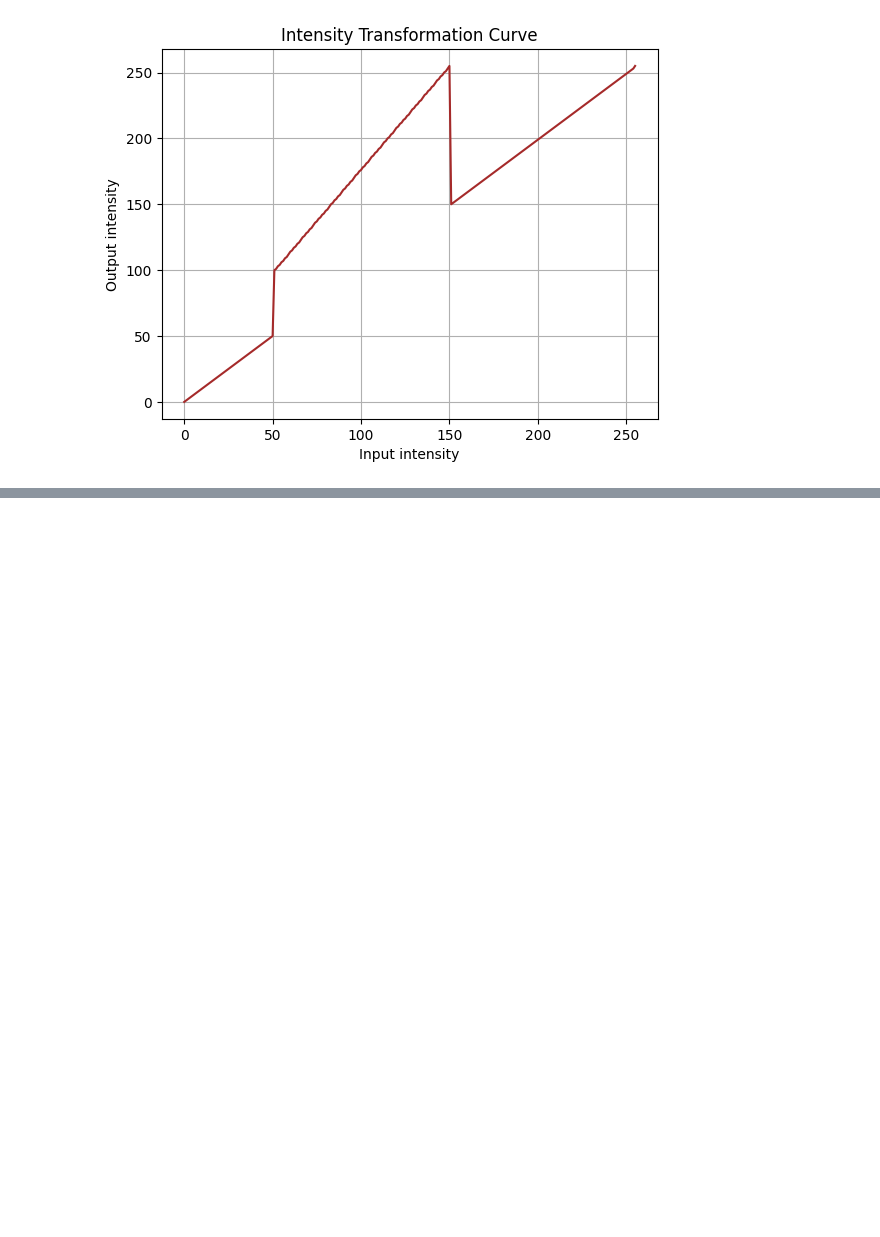
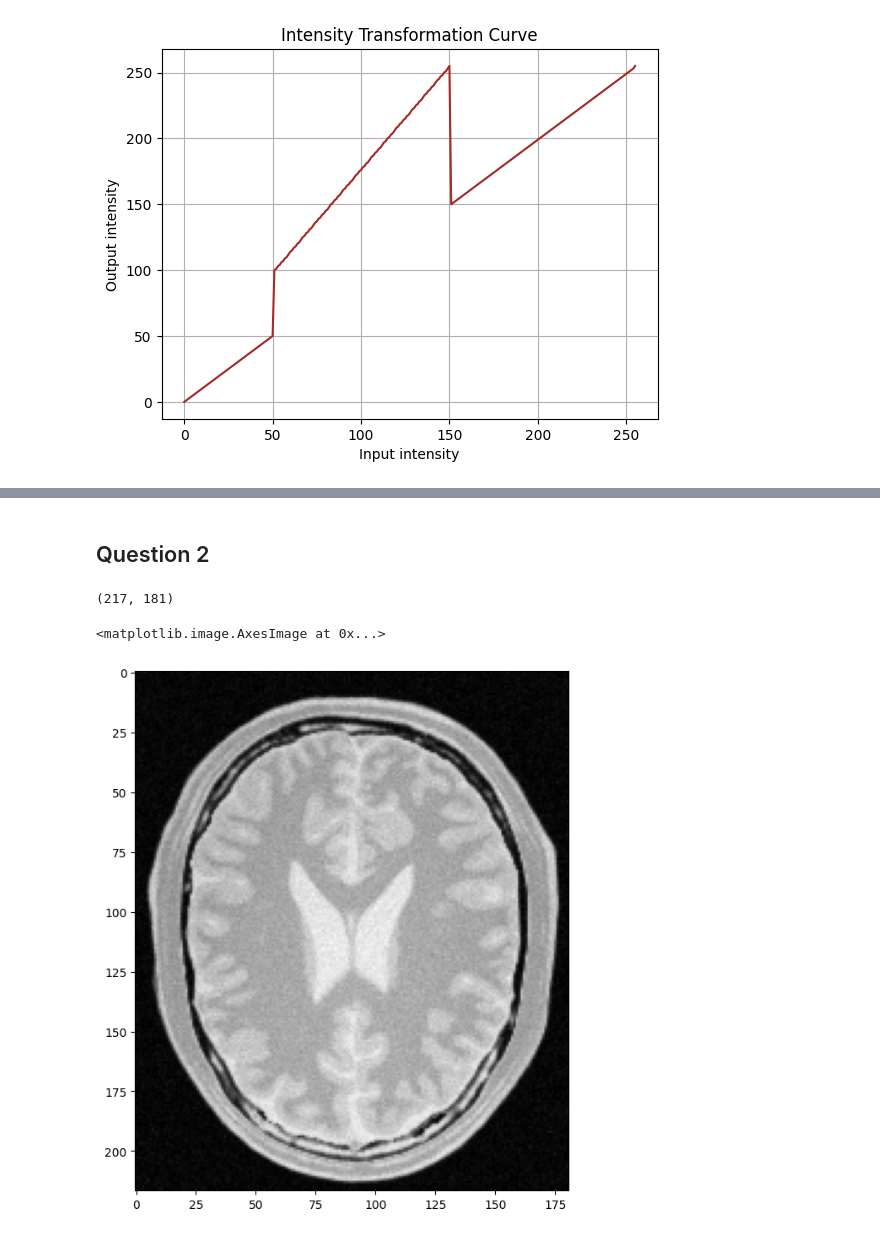
Before and after one commit to rnsfernando/EN3160-Image_Processing_and_Machine_Vision, a Jupyter notebook: Intensity_Transformations_and_Neighborhood _Filtering/answers.ipynb, the cells around one changed output, grey strips where cells are left out. Saved outputs shown, nothing was run; the diff lists cells and outputs as text; code cells hidden in the pictures; blank space fills up the shorter version.

```diff
--- a/Intensity_Transformations_and_Neighborhood _Filtering/answers.ipynb
+++ b/Intensity_Transformations_and_Neighborhood _Filtering/answers.ipynb
@@ -28,0 +46,11 @@ plt.show()
+# %% [markdown]
+## Question 2
+# %%
+img_orig = cv.imread(r'a1images\a1images\brain_proton_density_slice.png', cv.IMREAD_GRAYSCALE)
+print(img_orig.shape)
+fig, ax = plt.subplots(1, 1, figsize=(8, 8))
+ax.imshow(cv.cvtColor(img_orig,cv.COLOR_BGR2RGB))
+# %% [output]
+(217, 181)
+<matplotlib.image.AxesImage at 0x...>
+[figure, added]
```
Also changed, not shown: parts of 8 cells of this notebook.
